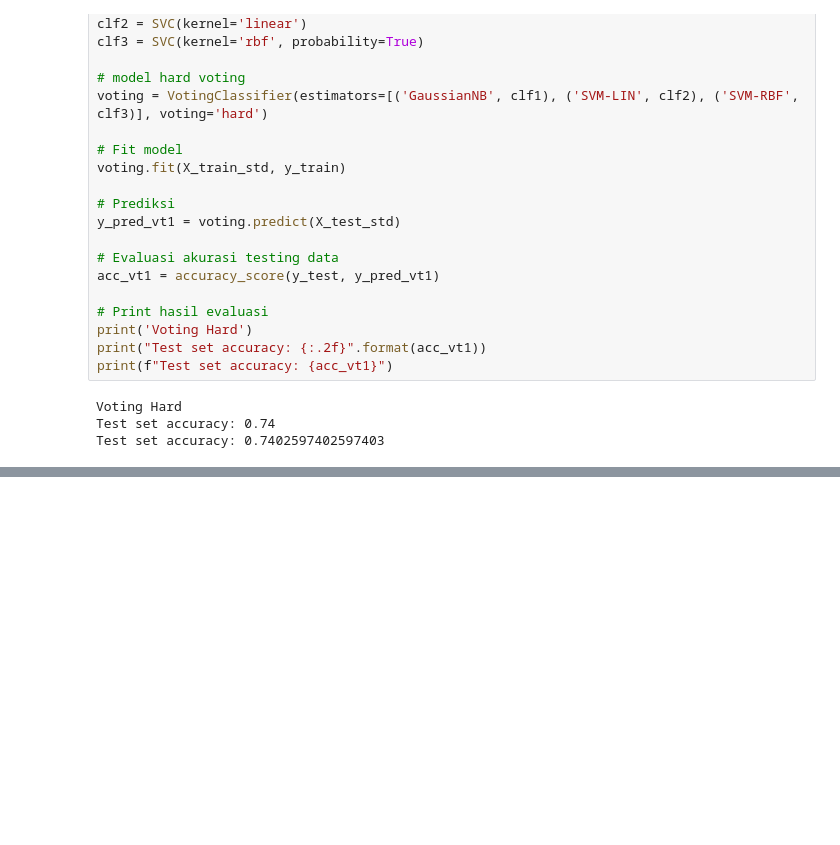
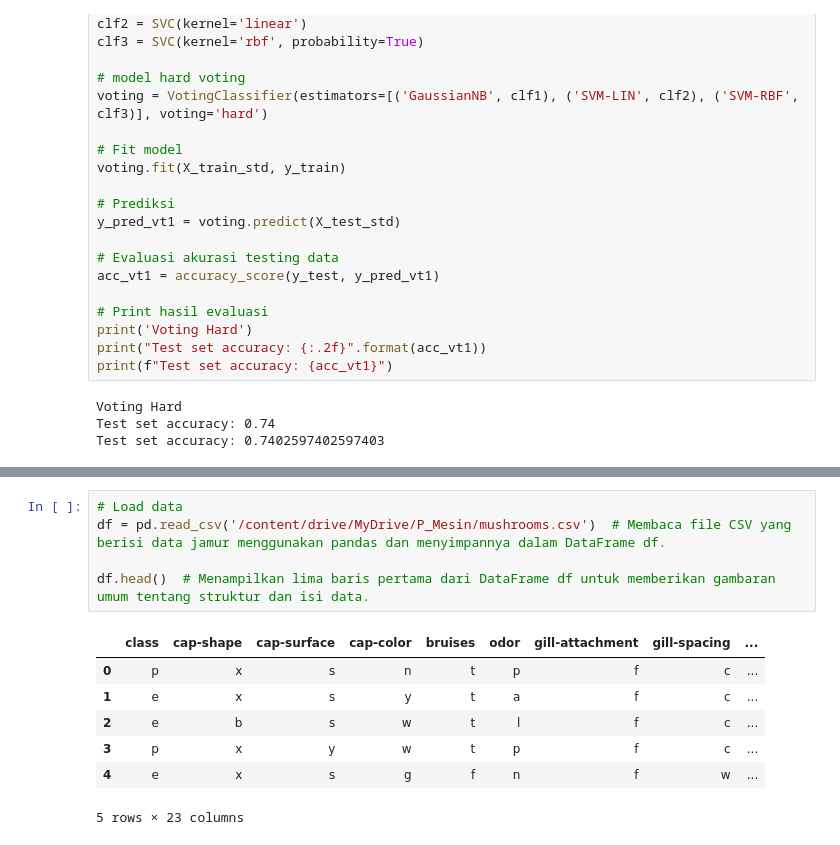
Before and after one commit to firstiaaa/Pemb_Mesin, a Jupyter notebook: Pertemuan_6_PM.ipynb, the cells around one changed output, grey strips where cells are left out. Drawn from its saved outputs; the diff is of its cells as text; blank space fills up the shorter version.

```diff
--- a/Pertemuan_6_PM.ipynb
+++ b/Pertemuan_6_PM.ipynb
@@ -515,0 +536,13 @@ Test set accuracy: 0.7402597402597403
+# %%
+# Load data
+df = pd.read_csv('/content/drive/MyDrive/P_Mesin/mushrooms.csv')  # Membaca file CSV yang berisi data jamur menggunakan pandas dan menyimpannya dalam DataFrame df.
+
+df.head()  # Menampilkan lima baris pertama dari DataFrame df untuk memberikan gambaran umum tentang struktur dan isi data.
+# %% [output]
+|  | class | cap-shape | cap-surface | cap-color | bruises | odor | gill-attachment | gill-spacing | ... |
+| 0 | p | x | s | n | t | p | f | c | ... |
+| 1 | e | x | s | y | t | a | f | c | ... |
+| 2 | e | b | s | w | t | l | f | c | ... |
+| 3 | p | x | y | w | t | p | f | c | ... |
+| 4 | e | x | s | g | f | n | f | w | ... |
+5 rows × 23 columns
```
Also changed, not shown: parts of 28 cells of this notebook.
